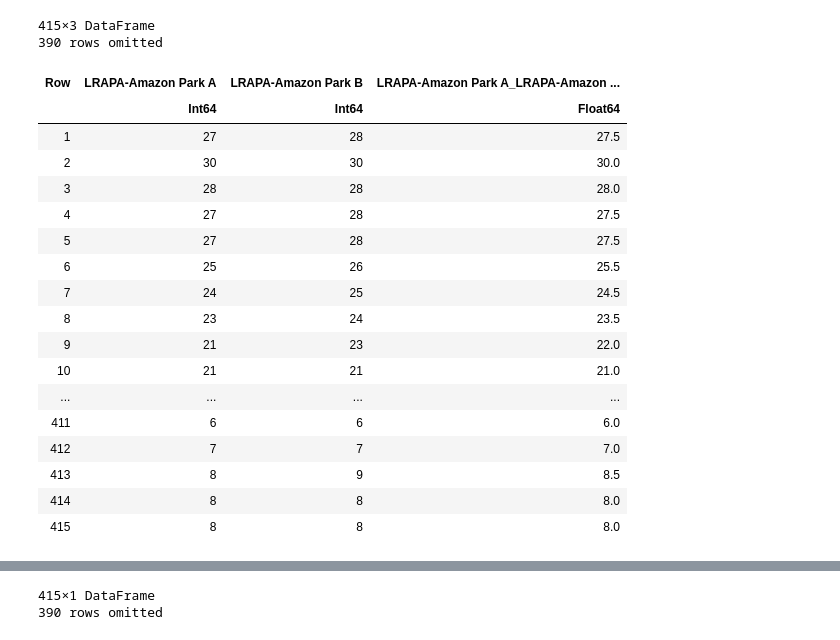
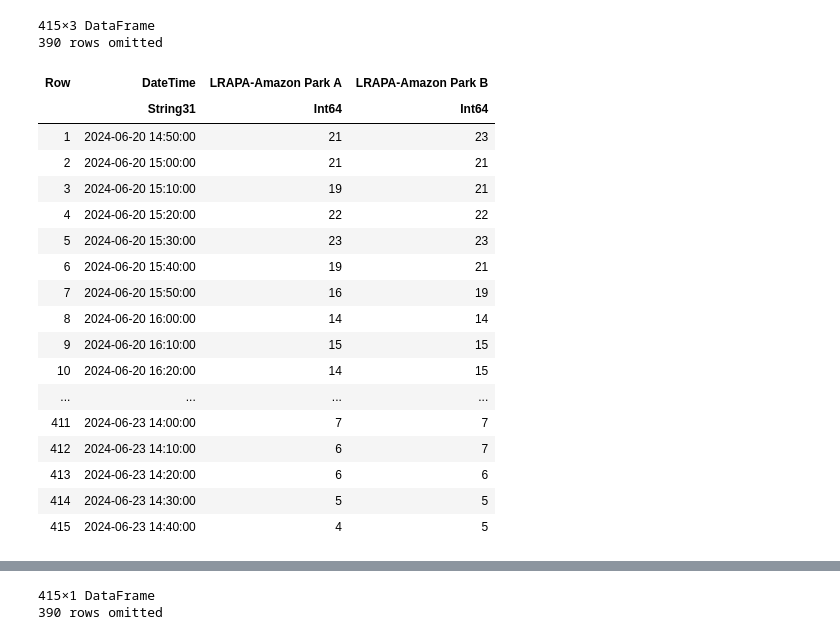
Before and after one commit to ssantellanes/RNN, a Jupyter notebook: LSTM_Forecasting.ipynb, the cells around one changed output, grey strips where cells are left out. Saved outputs shown, nothing was run; the diff lists cells and outputs as text; code cells hidden in the pictures.

```diff
--- a/LSTM_Forecasting.ipynb
+++ b/LSTM_Forecasting.ipynb
@@ -27,28 +27,23 @@ data=CSV.read("/Users/seansantellanes/Documents/RNN/us-epa-pm25-aqi.csv", DataFr
-# %%
-data=data[:,Not(2)];
-# %%
-using Statistics
-data2=select(data, :"LRAPA-Amazon Park A",:"LRAPA-Amazon Park B",
- AsTable([:"LRAPA-Amazon Park A",:"LRAPA-Amazon Park B"]) => x
-  -> (data."LRAPA-Amazon Park A"+data."LRAPA-Amazon Park B")/2)
-# %% [output]
-415×3 DataFrame
-390 rows omitted
-| Row | LRAPA-Amazon Park A | LRAPA-Amazon Park B | LRAPA-Amazon Park A_LRAPA-Amazon ... |
-|  | Int64 | Int64 | Float64 |
-| 1 | 27 | 28 | 27.5 |
-| 2 | 30 | 30 | 30.0 |
-| 3 | 28 | 28 | 28.0 |
-| 4 | 27 | 28 | 27.5 |
-| 5 | 27 | 28 | 27.5 |
-| 6 | 25 | 26 | 25.5 |
-| 7 | 24 | 25 | 24.5 |
-| 8 | 23 | 24 | 23.5 |
-| 9 | 21 | 23 | 22.0 |
-| 10 | 21 | 21 | 21.0 |
-| ... | ... | ... | ... |
-| 411 | 6 | 6 | 6.0 |
-| 412 | 7 | 7 | 7.0 |
-| 413 | 8 | 9 | 8.5 |
-| 414 | 8 | 8 | 8.0 |
-| 415 | 8 | 8 | 8.0 |
+# %%
+data=data[!,[1,3,4]]
+# %% [output]
+415×3 DataFrame
+390 rows omitted
+| Row | DateTime | LRAPA-Amazon Park A | LRAPA-Amazon Park B |
+|  | String31 | Int64 | Int64 |
+| 1 | 2024-06-20 14:50:00 | 21 | 23 |
+| 2 | 2024-06-20 15:00:00 | 21 | 21 |
+| 3 | 2024-06-20 15:10:00 | 19 | 21 |
+| 4 | 2024-06-20 15:20:00 | 22 | 22 |
+| 5 | 2024-06-20 15:30:00 | 23 | 23 |
+| 6 | 2024-06-20 15:40:00 | 19 | 21 |
+| 7 | 2024-06-20 15:50:00 | 16 | 19 |
+| 8 | 2024-06-20 16:00:00 | 14 | 14 |
+| 9 | 2024-06-20 16:10:00 | 15 | 15 |
+| 10 | 2024-06-20 16:20:00 | 14 | 15 |
+| ... | ... | ... | ... |
+| 411 | 2024-06-23 14:00:00 | 7 | 7 |
+| 412 | 2024-06-23 14:10:00 | 6 | 7 |
+| 413 | 2024-06-23 14:20:00 | 6 | 6 |
+| 414 | 2024-06-23 14:30:00 | 5 | 5 |
+| 415 | 2024-06-23 14:40:00 | 4 | 5 |
```
Also changed, not shown: parts of 2 cells of this notebook, 2 other files.
